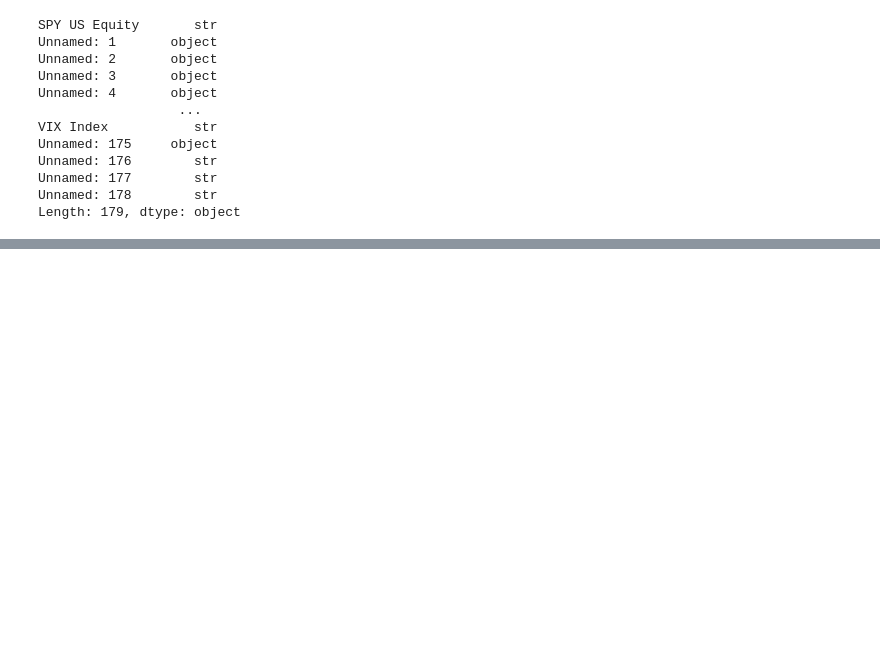
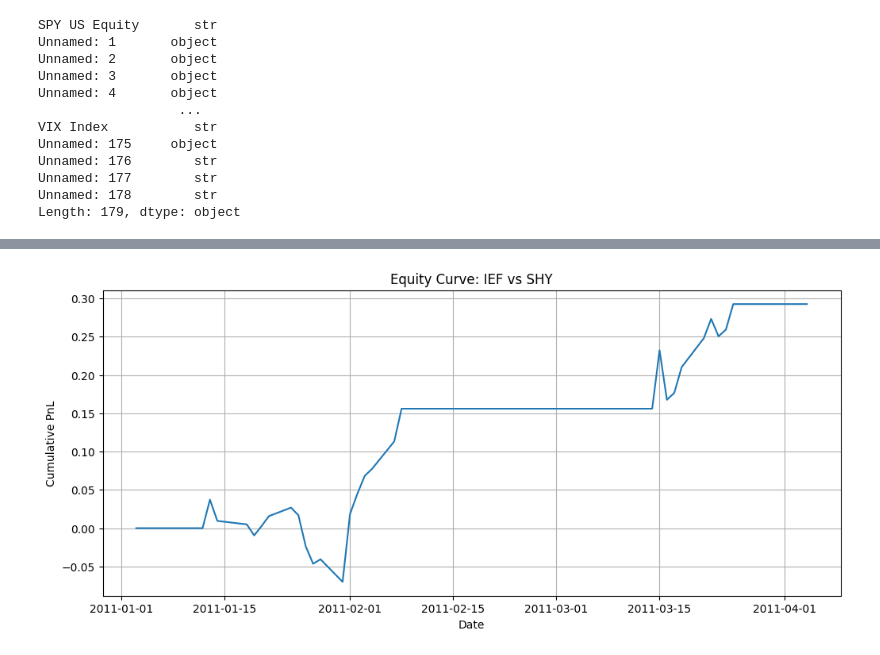
Before and after one commit to jen-dan/pairs-trading, a Jupyter notebook: notebooks/01_data_cleaning.ipynb, the cells around one changed output, grey strips where cells are left out. Cells and saved outputs as stored; diff of their text form; code cells hidden in the pictures; blank space fills up the shorter version.

```diff
--- a/notebooks/01_data_cleaning.ipynb
+++ b/notebooks/01_data_cleaning.ipynb
@@ -72,0 +288,3 @@ possible_date_cols
+# %%
+formation_window = 252
+trading_window = 63
@@ -72,0 +641,10 @@ possible_date_cols
+# %%
+plt.figure(figsize=(12, 5))
+plt.plot(pair_results.index, pair_results["equity_curve"])
+plt.title("Equity Curve: IEF vs SHY")
+plt.xlabel("Date")
+plt.ylabel("Cumulative PnL")
+plt.grid(True)
+plt.show()
+# %% [output]
+[figure, added]
```
Also changed, not shown: parts of 40 cells of this notebook.
